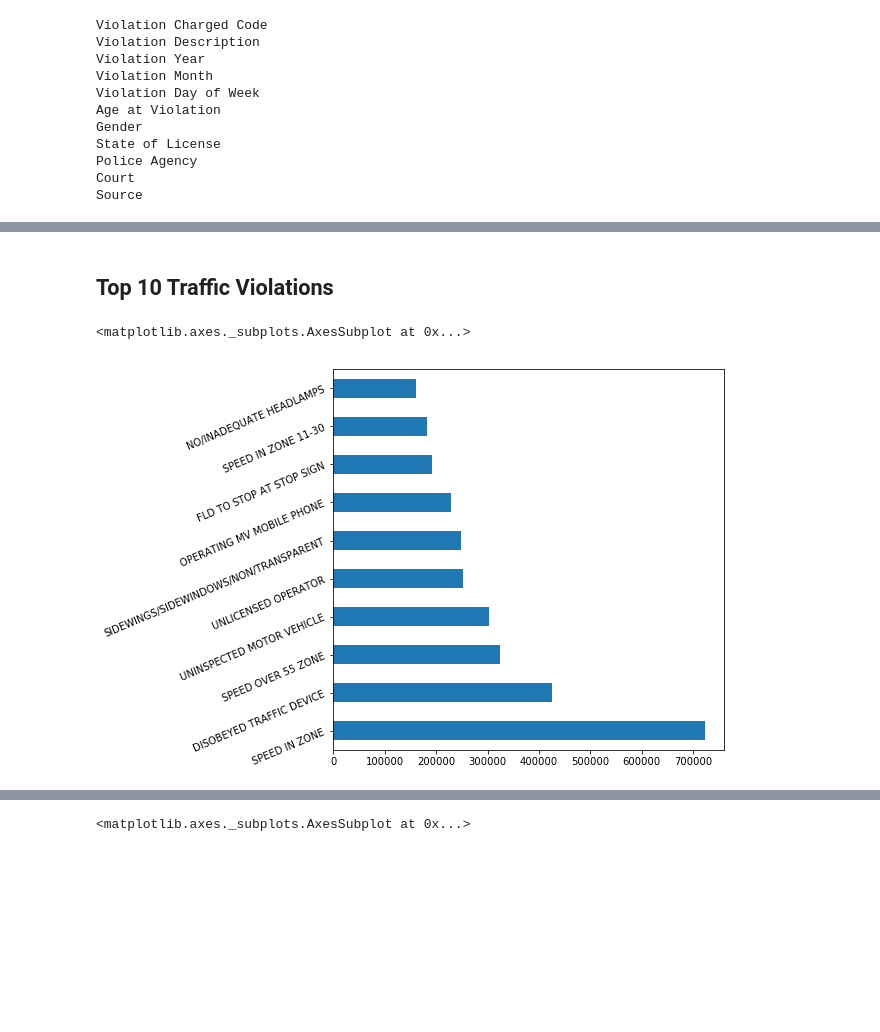
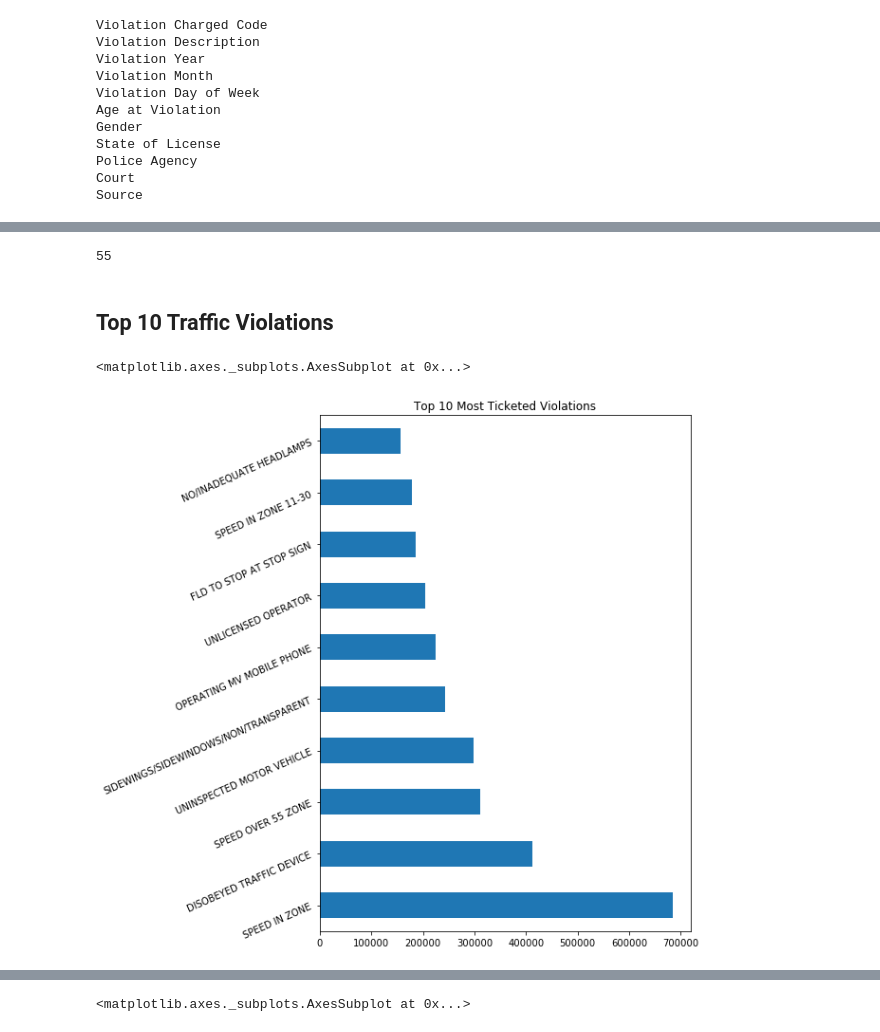
Before and after one commit to dacrands/traffic-ticket-data, a Jupyter notebook: traffic-data.ipynb, the cells around one changed output, grey strips where cells are left out. Saved outputs shown, nothing was run; the diff lists cells and outputs as text; code cells hidden in the pictures; blank space fills up the shorter version.

```diff
--- a/traffic-data.ipynb
+++ b/traffic-data.ipynb
@@ -89,0 +132,2 @@ traffic_tickets.tail()
+# %%
+traffic_tickets = traffic_tickets.replace(to_replace="2017", value=2017)
@@ -89,0 +221,6 @@ traffic_tickets.tail()
+# %%
+weird_states = [col_s for col_s in traffic_ticket_sets["State"] if
+                    str(col_s) not in [fifty_s for fifty_s in states]]
+print(len(weird_states))
+for ws in weird_states:
+    print(ws)
@@ -89,0 +245,2 @@ traffic_tickets.tail()
+# %%
+traffic_tickets = traffic_tickets[~traffic_tickets.State.isin(weird_states)]
@@ -89,0 +271,2 @@ traffic_tickets.tail()
+# %%
+traffic_tickets = traffic_tickets.dropna()
@@ -90,7 +293,11 @@ traffic_tickets.tail()
+# %%
+len(set(traffic_tickets.State))
+# %% [output]
+55
 # %% [markdown]
 ## Top 10 Traffic Violations
 # %%
-traffic_tickets.Violation.value_counts()[:10].plot(kind="barh", figsize=(7,7), rot=23)
+traffic_tickets.Violation.value_counts()[:10].plot(kind="barh", figsize=(7,10), rot=24, title="Top 10 Most Ticketed Violations")
 # %% [output]
 <matplotlib.axes._subplots.AxesSubplot at 0x...>
-[figure, old version]
+[figure, new version]
```
Also changed, not shown: parts of 29 cells of this notebook.
